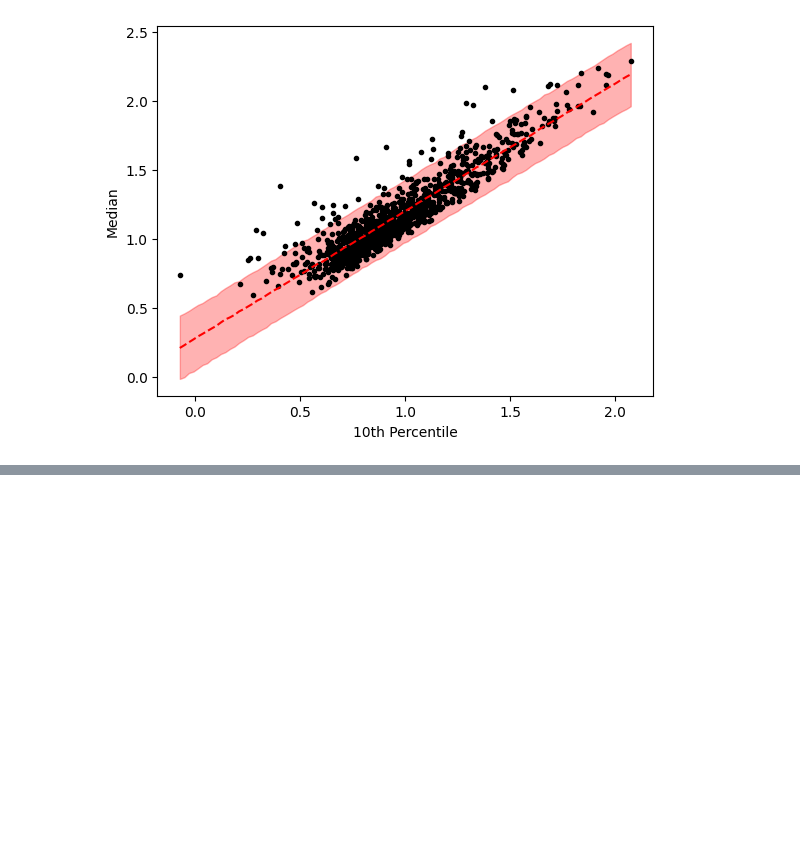
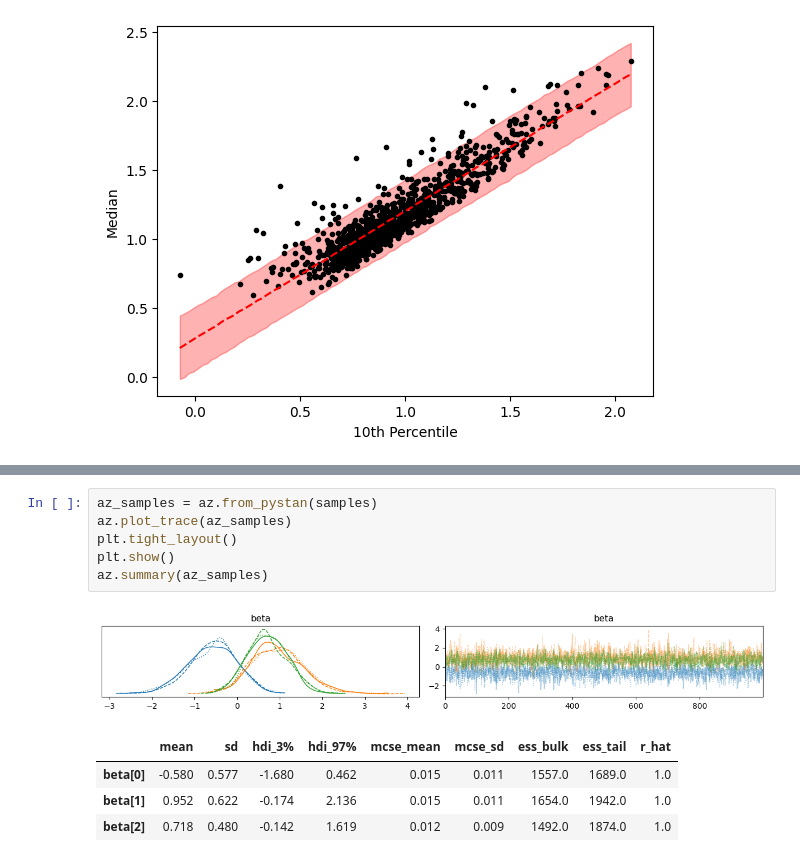
Before and after one commit to mdblackledge/stan_examples, a Jupyter notebook: notebooks/doughnut_seminar_2023.ipynb, the cells around one changed output, grey strips where cells are left out. Saved outputs shown, nothing was run; the diff lists cells and outputs as text; blank space fills up the shorter version.

```diff
--- a/notebooks/doughnut_seminar_2023.ipynb
+++ b/notebooks/doughnut_seminar_2023.ipynb
@@ -388,0 +495,12 @@ plt.show()
+# %%
+az_samples = az.from_pystan(samples)
+az.plot_trace(az_samples)
+plt.tight_layout()
+plt.show()
+az.summary(az_samples)
+# %% [output]
+[figure, added]
+|  | mean | sd | hdi_3% | hdi_97% | mcse_mean | mcse_sd | ess_bulk | ess_tail | r_hat |
+| beta[0] | -0.580 | 0.577 | -1.680 | 0.462 | 0.015 | 0.011 | 1557.0 | 1689.0 | 1.0 |
+| beta[1] | 0.952 | 0.622 | -0.174 | 2.136 | 0.015 | 0.011 | 1654.0 | 1942.0 | 1.0 |
+| beta[2] | 0.718 | 0.480 | -0.142 | 1.619 | 0.012 | 0.009 | 1492.0 | 1874.0 | 1.0 |
```
Also changed, not shown: parts of 3 cells of this notebook.
